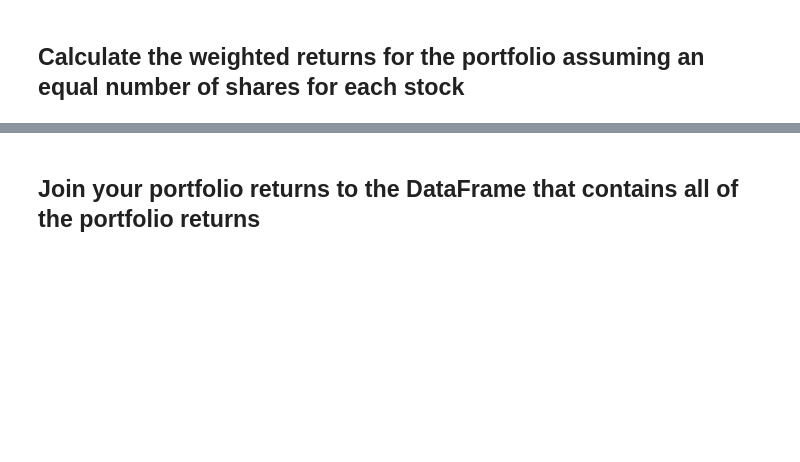
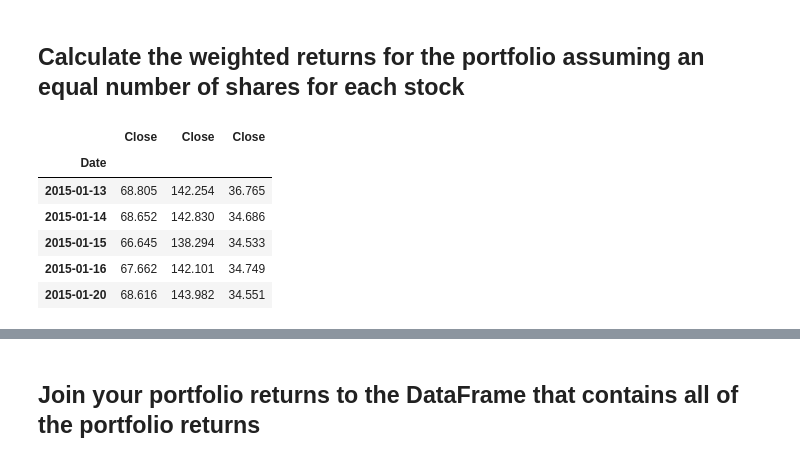
Before and after one commit to JamelBoyer/J_Boyer_Bootcamp, a Jupyter notebook: 02-Homework/04-Pandas/Instructions/Starter_Code/whale_analysis.ipynb, the cells around one changed output, grey strips where cells are left out. Cells and saved outputs as stored; diff of their text form; code cells hidden in the pictures; blank space fills up the shorter version.

```diff
--- a/02-Homework/04-Pandas/Instructions/Starter_Code/whale_analysis.ipynb
+++ b/02-Homework/04-Pandas/Instructions/Starter_Code/whale_analysis.ipynb
@@ -599,12 +654,20 @@ Joined_Custom_org_df_daily_returns = Joined_Custom_org_df.pct_change()
 # %% [markdown]
 ## Calculate the weighted returns for the portfolio assuming an equal number of shares for each stock
 # %%
-BITF_weight = 0.3
+FB_weight = 0.3
 MSTR_weight = 0.3
-GBTC_weight = 0.3
+TSLA_weight = 0.3
 # %%
-custom_portfolio__weighted_returns = (BITF_weight * Joined_Custom_org_df)  + (MSTR_weight * Joined_Custom_org_df) + (GBTC_weight * Joined_Custom_org_df)
+custom_portfolio__weighted_returns = (FB_weight * Joined_Custom_org_df)  + (MSTR_weight * Joined_Custom_org_df) + (TSLA_weight * Joined_Custom_org_df)
 custom_portfolio__weighted_returns.head(5)
+# %% [output]
+|  | Close | Close | Close |
+| Date |  |  |  |
+| 2015-01-13 | 68.805 | 142.254 | 36.765 |
+| 2015-01-14 | 68.652 | 142.830 | 34.686 |
+| 2015-01-15 | 66.645 | 138.294 | 34.533 |
+| 2015-01-16 | 67.662 | 142.101 | 34.749 |
+| 2015-01-20 | 68.616 | 143.982 | 34.551 |
 # %%
 # Reset Date index
 Joined_Custom_org_df = Joined_Custom_org_df.reset_index()
```
Also changed, not shown: parts of 21 cells of this notebook.
